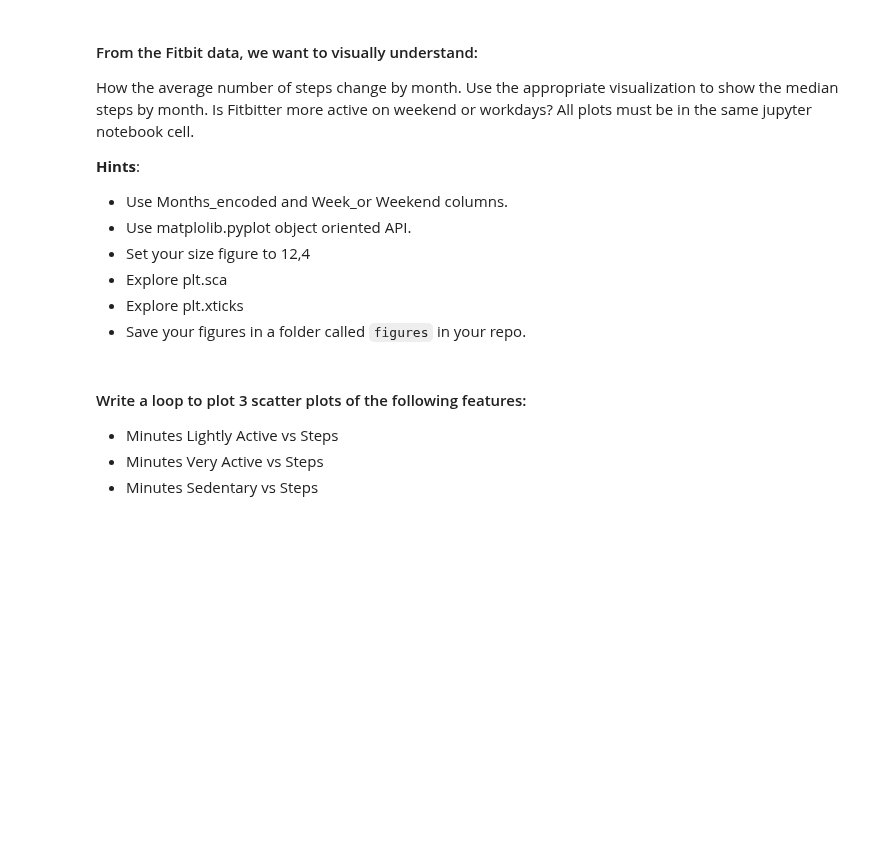
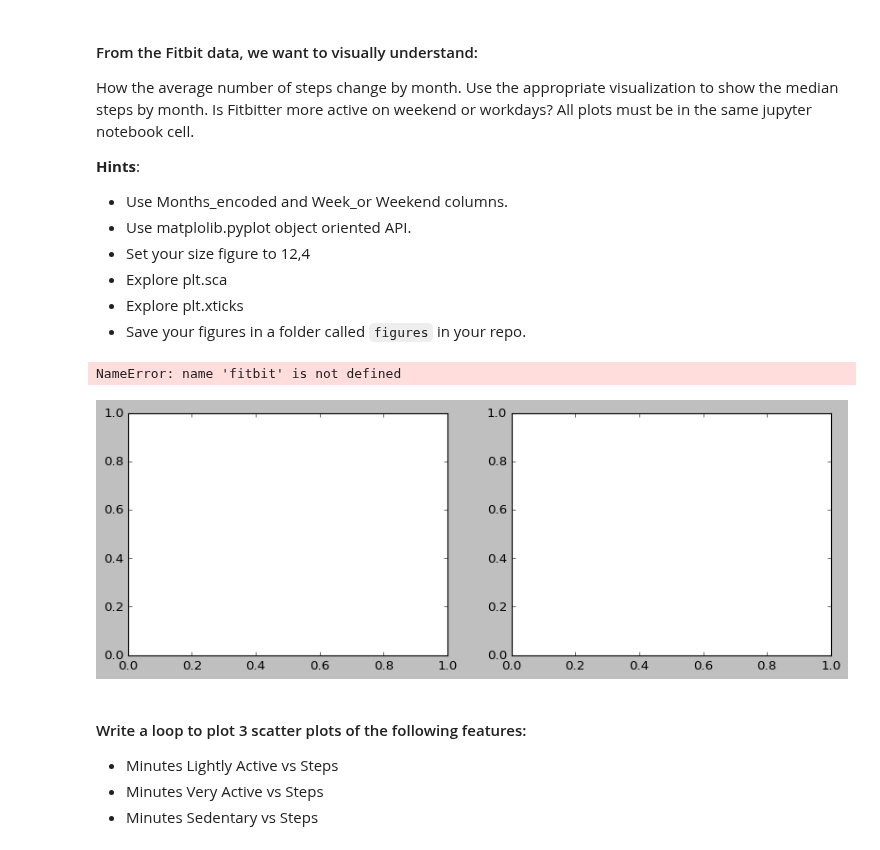
Before and after one commit to ta-data-lis/lab-matplotlib-seaborn, a Jupyter notebook: your-code/main.ipynb, the cells around one changed output. Drawn from its saved outputs; the diff is of its cells as text; code cells hidden in the pictures; blank space fills up the shorter version.

```diff
--- a/your-code/main.ipynb
+++ b/your-code/main.ipynb
@@ -49,6 +77,8 @@ If you want, try to add a title to the plot or even axes labels. You can also pl
 * table: `fitbit2`
 # %%
 # your code here
+fitbit = pd.DataFrame(pd.read_csv('Fitbit2.csv'))
+fitbit
 # %% [markdown]
 #### From the Fitbit data, we want to visually understand:
 
@@ -71,3 +95,19 @@ How the average number of steps change by month. Use the appropriate visualizati
+# %%
+fig, ax = plt.subplots(1, 2,figsize=(12,4))
+
+# MEDIAN STEPS BY MONTH_ENCODED
+# your code here
+
+month = fitbit[['Steps','Months_encoded']].groupby('Months_encoded').median()
+ax[0].bar(month.index,month_steps['Steps'],tick_label=['Jan','Feb','Mar','Apr','May','Jun','Jul','Aug','Sep','Oct','Nov','Dec'], color = 'g')
+# MEDIAN STEPS BY WORK_OR_WEEKEND
+# your code here
+
+work_we = fitbit[['Steps','Work_or_Weekend']].groupby('Work_or_Weekend').median()
+ax[1].bar(work_we.index,work_we_steps['Steps'],tick_label=['WeekendDay','WorkDay'], color = 'b')
+# %% [output]
+NameError: name 'fitbit' is not defined
+[figure, added]
 # %% [markdown]
 #### Write a loop to plot 3 scatter plots of the following features:
 
```
Also changed, not shown: parts of 46 cells of this notebook.
